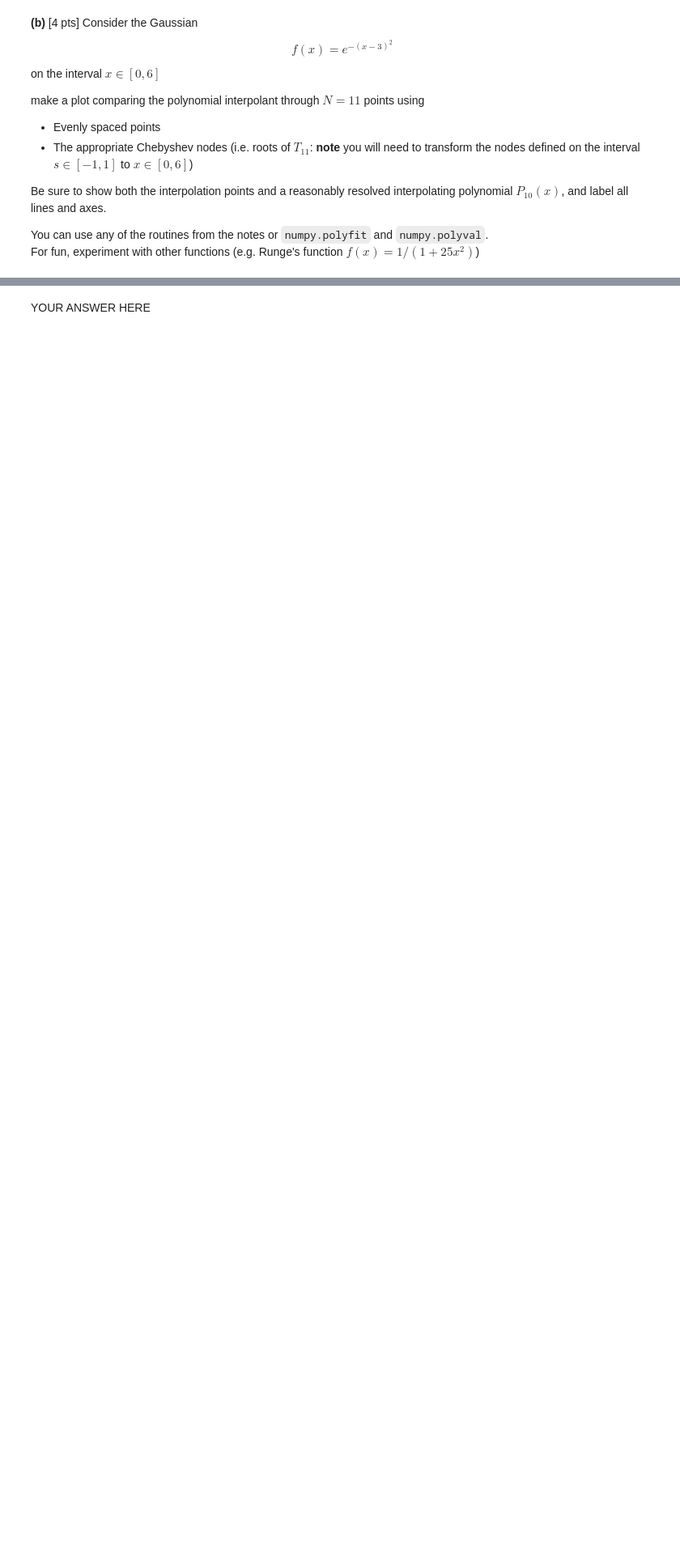
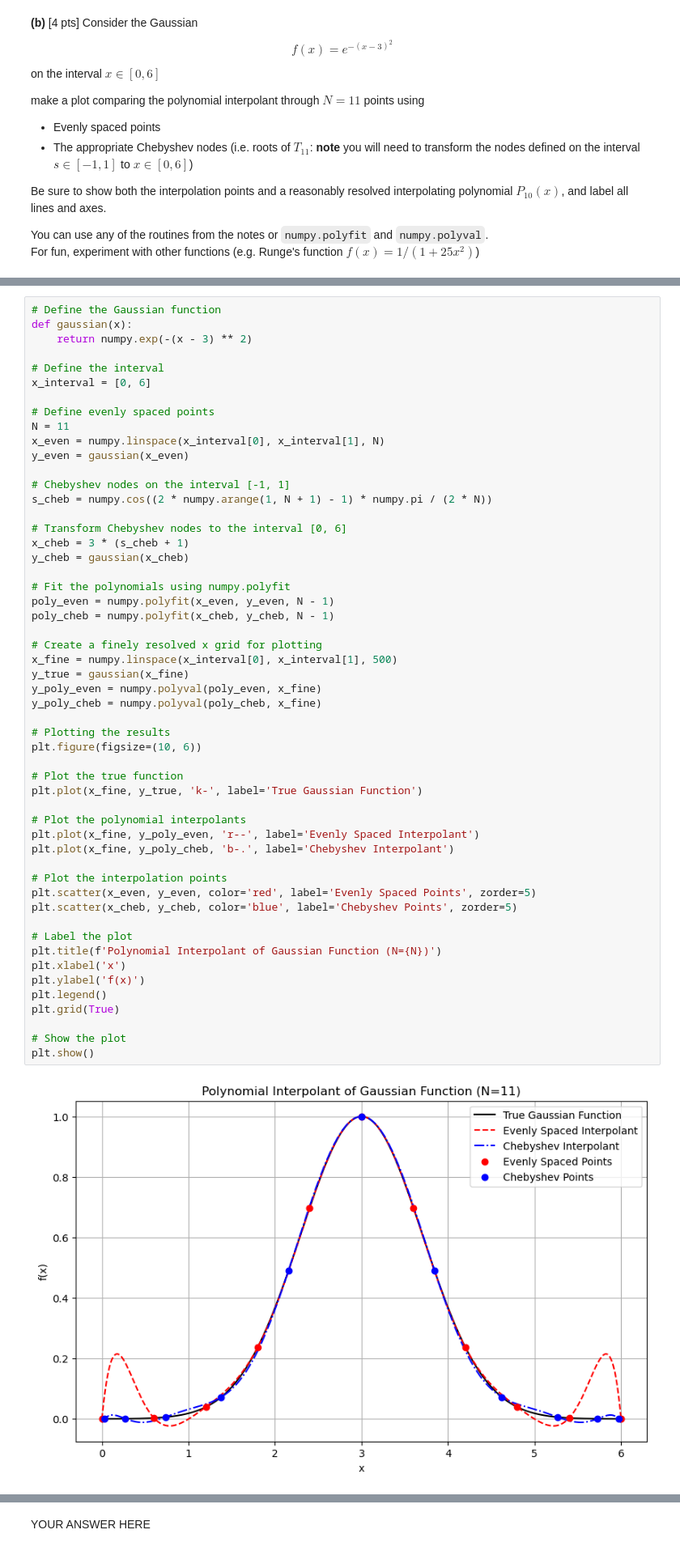
Before and after one commit to ArminNouri/intro-numerical-methods, a Jupyter notebook: hw3/HW3_interpolation.ipynb, the cells around one changed output, grey strips where cells are left out. Shown at 81% size. Saved outputs shown, nothing was run; the diff lists cells and outputs as text; blank space fills up the shorter version.

```diff
--- a/hw3/HW3_interpolation.ipynb
+++ b/hw3/HW3_interpolation.ipynb
@@ -390,3 +518,58 @@ raise NotImplementedError()
+# %%
+# Define the Gaussian function
+def gaussian(x):
+    return numpy.exp(-(x - 3) ** 2)
+
+# Define the interval
+x_interval = [0, 6]
+
+# Define evenly spaced points
+N = 11
+x_even = numpy.linspace(x_interval[0], x_interval[1], N)
+y_even = gaussian(x_even)
+
+# Chebyshev nodes on the interval [-1, 1]
+s_cheb = numpy.cos((2 * numpy.arange(1, N + 1) - 1) * numpy.pi / (2 * N))
+
+# Transform Chebyshev nodes to the interval [0, 6]
+x_cheb = 3 * (s_cheb + 1)
+y_cheb = gaussian(x_cheb)
+
+# Fit the polynomials using numpy.polyfit
+poly_even = numpy.polyfit(x_even, y_even, N - 1)
+poly_cheb = numpy.polyfit(x_cheb, y_cheb, N - 1)
+
+# Create a finely resolved x grid for plotting
+x_fine = numpy.linspace(x_interval[0], x_interval[1], 500)
+y_true = gaussian(x_fine)
+y_poly_even = numpy.polyval(poly_even, x_fine)
+y_poly_cheb = numpy.polyval(poly_cheb, x_fine)
+
+# Plotting the results
+plt.figure(figsize=(10, 6))
+
+# Plot the true function
+plt.plot(x_fine, y_true, 'k-', label='True Gaussian Function')
+
+# Plot the polynomial interpolants
+plt.plot(x_fine, y_poly_even, 'r--', label='Evenly Spaced Interpolant')
+plt.plot(x_fine, y_poly_cheb, 'b-.', label='Chebyshev Interpolant')
+
+# Plot the interpolation points
+plt.scatter(x_even, y_even, color='red', label='Evenly Spaced Points', zorder=5)
+plt.scatter(x_cheb, y_cheb, color='blue', label='Chebyshev Points', zorder=5)
+
+# Label the plot
+plt.title(f'Polynomial Interpolant of Gaussian Function (N={N})')
+plt.xlabel('x')
+plt.ylabel('f(x)')
+plt.legend()
+plt.grid(True)
+
+# Show the plot
+plt.show()
+# %% [output]
+[figure, added]
 # %% [markdown]
 **(c)** [4 pts] define the relative error as
 
```
Also changed, not shown: parts of 8 cells of this notebook.
